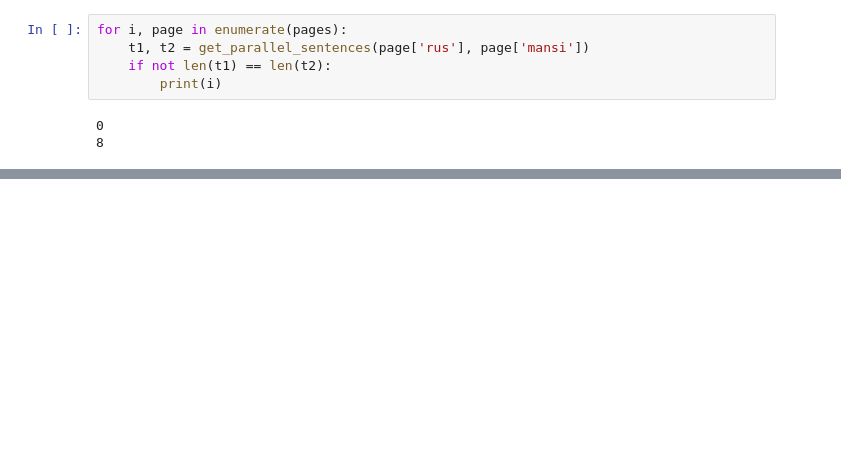
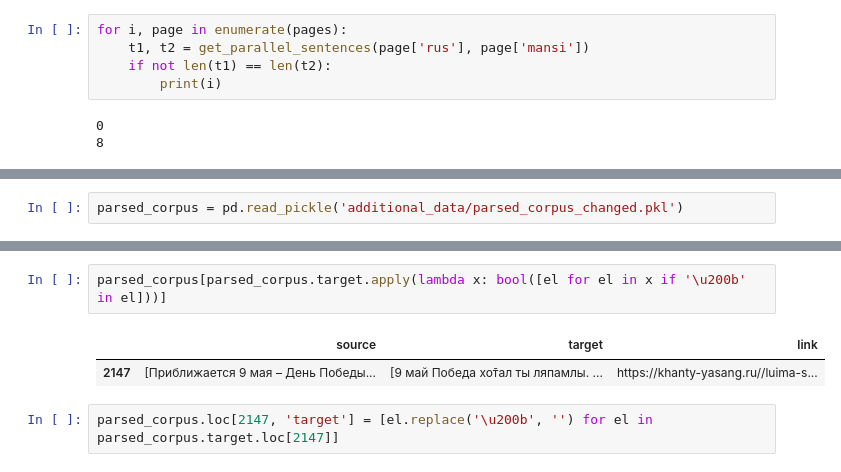
Before and after one commit to AkiRusProd/mansi-translator, a Jupyter notebook: data/parse_rus4all.ipynb, the cells around one changed output, grey strips where cells are left out. Saved outputs shown, nothing was run; the diff lists cells and outputs as text; blank space fills up the shorter version.

```diff
--- a/data/parse_rus4all.ipynb
+++ b/data/parse_rus4all.ipynb
@@ -198,0 +280,2 @@ pages[5]['url']
+# %%
+parsed_corpus = pd.read_pickle('additional_data/parsed_corpus_changed.pkl')
@@ -198,0 +326,7 @@ pages[5]['url']
+# %%
+parsed_corpus[parsed_corpus.target.apply(lambda x: bool([el for el in x if '\u200b' in el]))]
+# %% [output]
+|  | source | target | link |
+| 2147 | [Приближается 9 мая – День Победы... | [9 май Победа хо̄тал ты ляпамлы. ... | https://khanty-yasang.ru//luima-s... |
+# %%
+parsed_corpus.loc[2147, 'target'] = [el.replace('\u200b', '') for el in parsed_corpus.target.loc[2147]]
```
Also changed, not shown: parts of 38 cells of this notebook, 3 other files.
